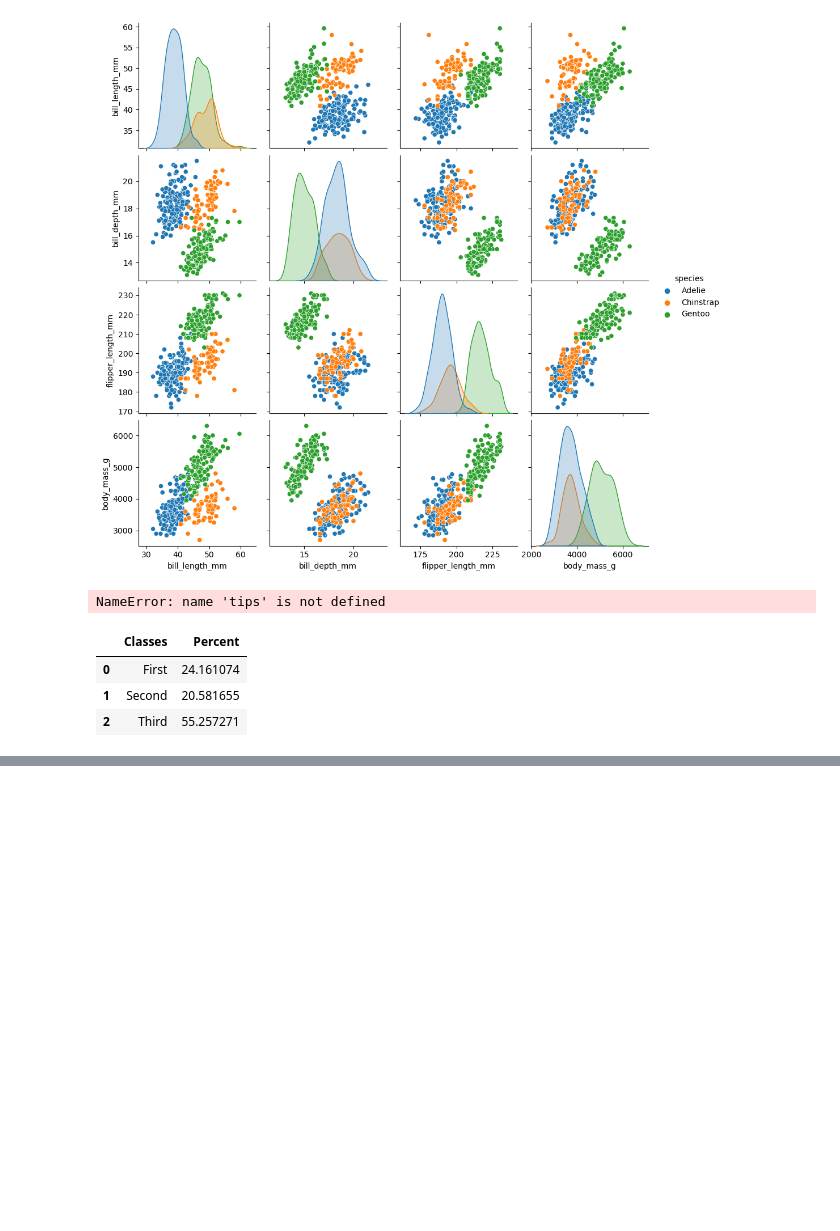
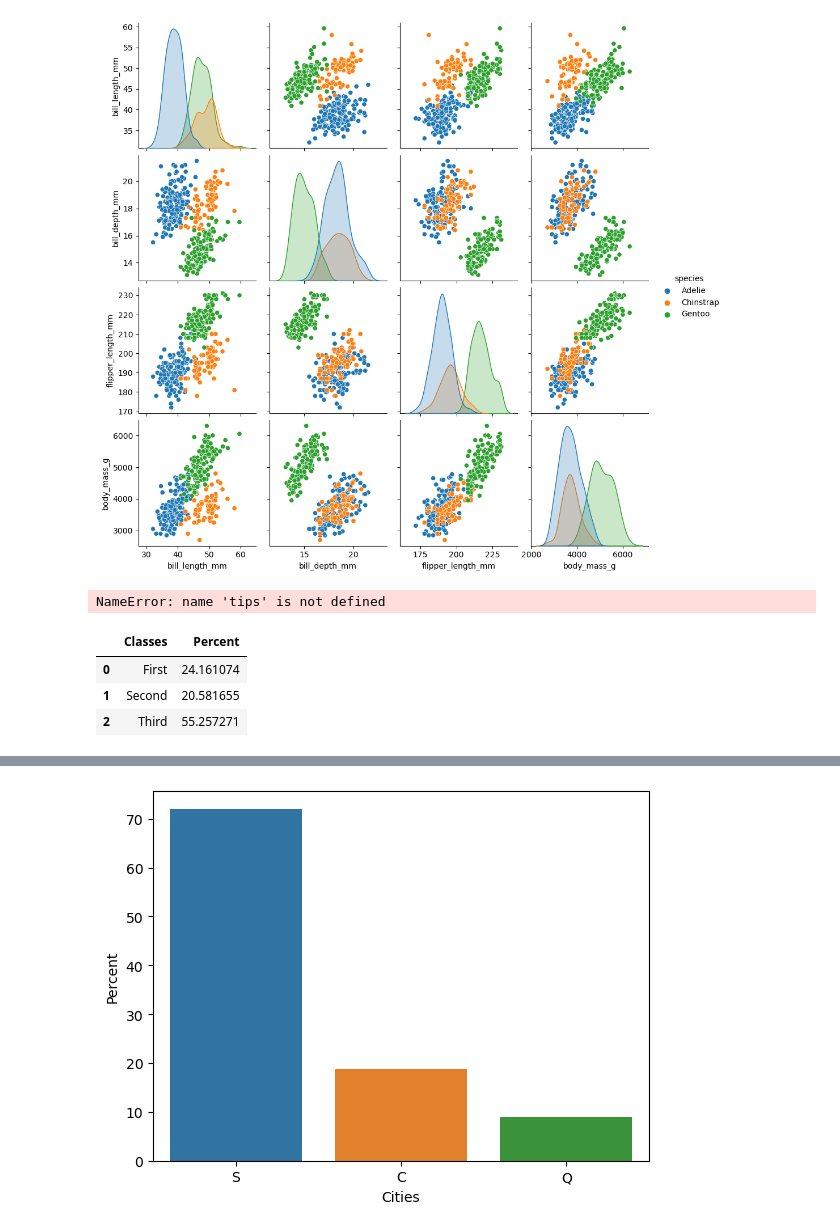
Before and after one commit to Google-Stein/CCIC-Artificial-Intelligence, a Jupyter notebook: Semester 1/Titanic/Untitled.ipynb, the cells around one changed output, grey strips where cells are left out. Drawn from its saved outputs; the diff is of its cells as text; code cells hidden in the pictures; blank space fills up the shorter version.

```diff
--- a/Semester 1/Titanic/Untitled.ipynb
+++ b/Semester 1/Titanic/Untitled.ipynb
@@ -107,0 +111,26 @@ sns.barplot(data=freqTable, x="Classes", y="Percent")
+# %%
+passengerCity = {"S": 0, "C": 0, "Q": 0}
+for passenger in data["Embarked"]:
+    if passenger == "S":
+        passengerCity["S"] += 1
+    elif passenger == "C":
+        passengerCity["C"] += 1
+    elif passenger == "Q":
+        passengerCity["Q"] += 1
+
+
+percentCity = {"S": (passengerCity["S"]/len(data))*100,
+                    "C":(passengerCity["C"]/len(data))*100,
+                    "Q":(passengerCity["Q"]/len(data))*100
+                 }
+freqTable = {
+    "Cities": ["S", "C", "Q"],
+    "Percent": [percentCity["S"], percentCity["C"], percentCity["Q"]]
+    }
+
+freqTable = pd.DataFrame(freqTable)
+
+sns.barplot(data=freqTable, x="Cities", y="Percent")
+plt.show()
+# %% [output]
+[figure, added]
```
Also changed, not shown: parts of 2 cells of this notebook, 3 other files.
